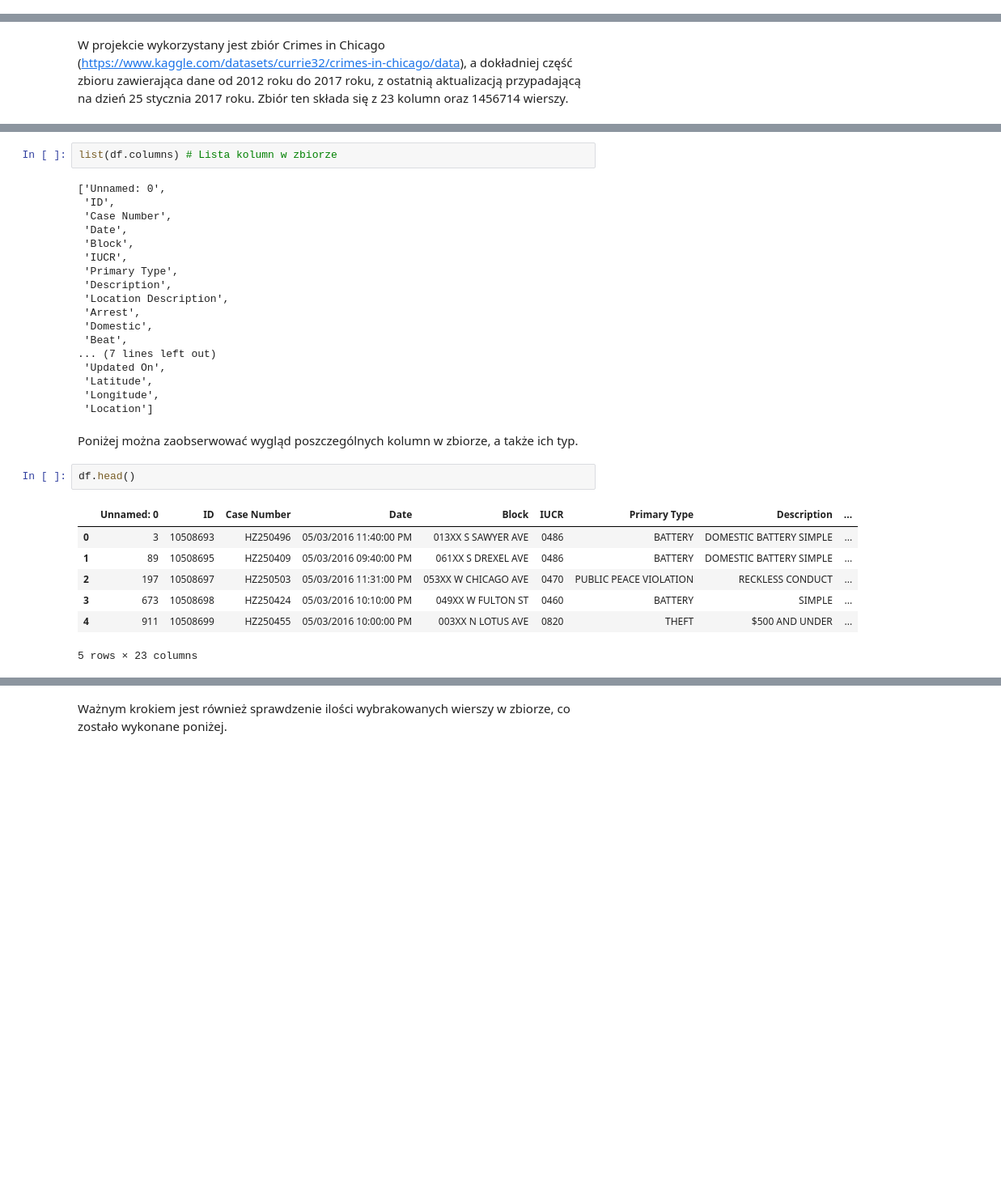
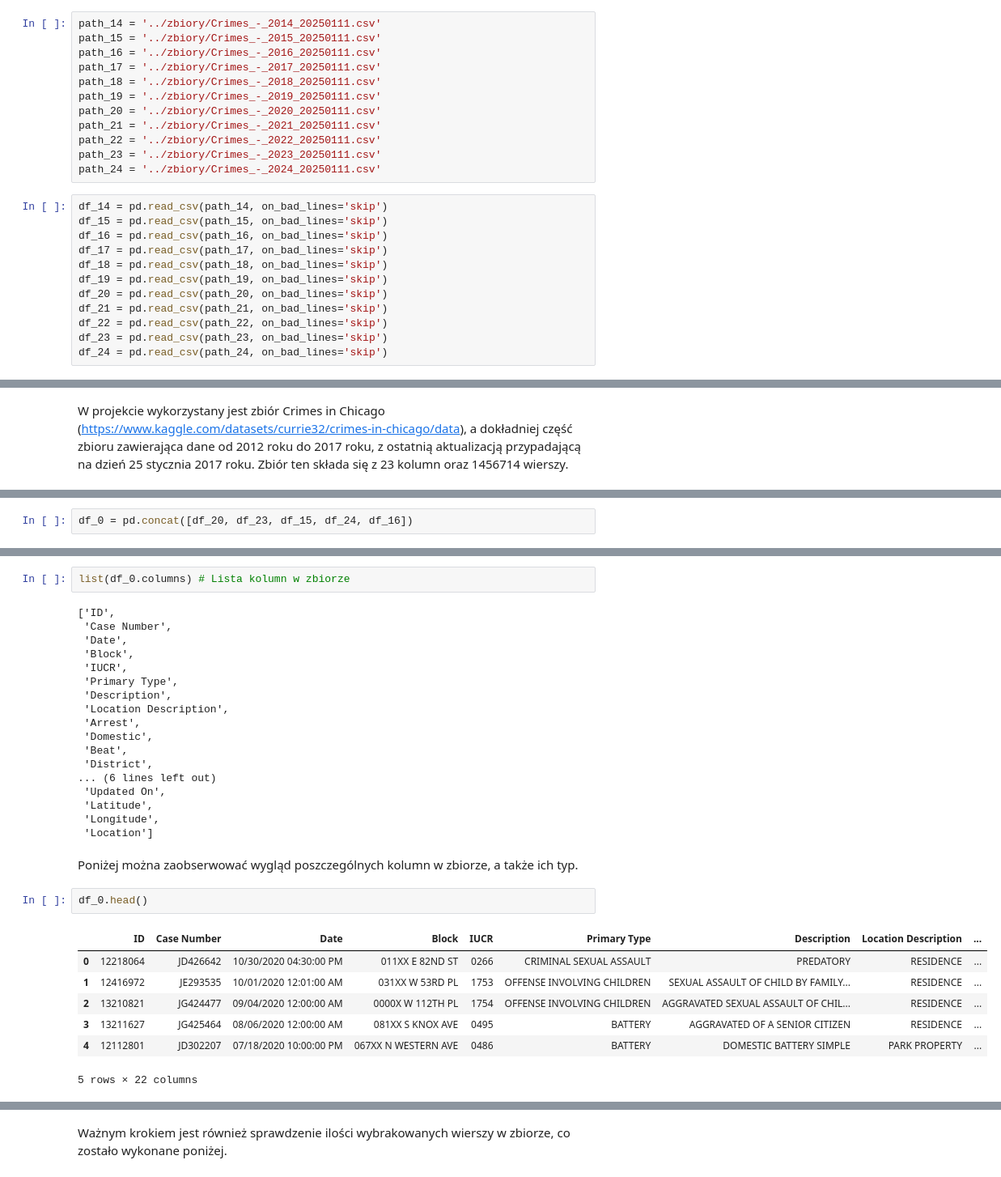
Before and after one commit to lobozmonika/Czesc_praktyczna, a Jupyter notebook: czpraktyczna.ipynb, the cells around one changed output, grey strips where cells are left out. Shown at 81% size. Drawn from its saved outputs; the diff is of its cells as text; blank space fills up the shorter version.

```diff
--- a/czpraktyczna.ipynb
+++ b/czpraktyczna.ipynb
@@ -3,0 +9,24 @@ import pandas as pd
+# %%
+path_14 = '../zbiory/Crimes_-_2014_20250111.csv'
+path_15 = '../zbiory/Crimes_-_2015_20250111.csv'
+path_16 = '../zbiory/Crimes_-_2016_20250111.csv'
+path_17 = '../zbiory/Crimes_-_2017_20250111.csv'
+path_18 = '../zbiory/Crimes_-_2018_20250111.csv'
+path_19 = '../zbiory/Crimes_-_2019_20250111.csv'
+path_20 = '../zbiory/Crimes_-_2020_20250111.csv'
+path_21 = '../zbiory/Crimes_-_2021_20250111.csv'
+path_22 = '../zbiory/Crimes_-_2022_20250111.csv'
+path_23 = '../zbiory/Crimes_-_2023_20250111.csv'
+path_24 = '../zbiory/Crimes_-_2024_20250111.csv'
+# %%
+df_14 = pd.read_csv(path_14, on_bad_lines='skip')
+df_15 = pd.read_csv(path_15, on_bad_lines='skip')
+df_16 = pd.read_csv(path_16, on_bad_lines='skip')
+df_17 = pd.read_csv(path_17, on_bad_lines='skip')
+df_18 = pd.read_csv(path_18, on_bad_lines='skip')
+df_19 = pd.read_csv(path_19, on_bad_lines='skip')
+df_20 = pd.read_csv(path_20, on_bad_lines='skip')
+df_21 = pd.read_csv(path_21, on_bad_lines='skip')
+df_22 = pd.read_csv(path_22, on_bad_lines='skip')
+df_23 = pd.read_csv(path_23, on_bad_lines='skip')
+df_24 = pd.read_csv(path_24, on_bad_lines='skip')
@@ -12 +115,3 @@ df = pd.read_csv(path, on_bad_lines='skip')
+# %%
+df_0 = pd.concat([df_20, df_23, df_15, df_24, df_16])
 # %%
@@ -16,8 +121,7 @@ df.shape # Rozmiar zbioru
 # %%
-list(df.columns) # Lista kolumn w zbiorze
+list(df_0.columns) # Lista kolumn w zbiorze
 # %% [output]
-['Unnamed: 0',
- 'ID',
+['ID',
  'Case Number',
  'Date',
  'Block',
@@ -28,7 +132,8 @@ list(df.columns) # Lista kolumn w zbiorze
  'Arrest',
  'Domestic',
  'Beat',
-... (7 lines left out)
+ 'District',
+... (6 lines left out)
  'Updated On',
  'Latitude',
  'Longitude',
@@ -36,13 +141,13 @@ list(df.columns) # Lista kolumn w zbiorze
 # %% [markdown]
 Poniżej można zaobserwować wygląd poszczególnych kolumn w zbiorze, a także ich typ.
 # %%
-df.head()
+df_0.head()
 # %% [output]
-|  | Unnamed: 0 | ID | Case Number | Date | Block | IUCR | Primary Type | Description | ... |
-| 0 | 3 | 10508693 | HZ250496 | 05/03/2016 11:40:00 PM | 013XX S SAWYER AVE | 0486 | BATTERY | DOMESTIC BATTERY SIMPLE | ... |
-| 1 | 89 | 10508695 | HZ250409 | 05/03/2016 09:40:00 PM | 061XX S DREXEL AVE | 0486 | BATTERY | DOMESTIC BATTERY SIMPLE | ... |
-| 2 | 197 | 10508697 | HZ250503 | 05/03/2016 11:31:00 PM | 053XX W CHICAGO AVE | 0470 | PUBLIC PEACE VIOLATION | RECKLESS CONDUCT | ... |
-| 3 | 673 | 10508698 | HZ250424 | 05/03/2016 10:10:00 PM | 049XX W FULTON ST | 0460 | BATTERY | SIMPLE | ... |
-| 4 | 911 | 10508699 | HZ250455 | 05/03/2016 10:00:00 PM | 003XX N LOTUS AVE | 0820 | THEFT | $500 AND UNDER | ... |
+|  | ID | Case Number | Date | Block | IUCR | Primary Type | Description | Location Description | ... |
+| 0 | 12218064 | JD426642 | 10/30/2020 04:30:00 PM | 011XX E 82ND ST | 0266 | CRIMINAL SEXUAL ASSAULT | PREDATORY | RESIDENCE | ... |
+| 1 | 12416972 | JE293535 | 10/01/2020 12:01:00 AM | 031XX W 53RD PL | 1753 | OFFENSE INVOLVING CHILDREN | SEXUAL ASSAULT OF CHILD BY FAMILY... | RESIDENCE | ... |
+| 2 | 13210821 | JG424477 | 09/04/2020 12:00:00 AM | 0000X W 112TH PL | 1754 | OFFENSE INVOLVING CHILDREN | AGGRAVATED SEXUAL ASSAULT OF CHIL... | RESIDENCE | ... |
+| 3 | 13211627 | JG425464 | 08/06/2020 12:00:00 AM | 081XX S KNOX AVE | 0495 | BATTERY | AGGRAVATED OF A SENIOR CITIZEN | RESIDENCE | ... |
+| 4 | 12112801 | JD302207 | 07/18/2020 10:00:00 PM | 067XX N WESTERN AVE | 0486 | BATTERY | DOMESTIC BATTERY SIMPLE | PARK PROPERTY | ... |
-5 rows × 23 columns
+5 rows × 22 columns
 # %%
```
Also changed, not shown: parts of 187 cells of this notebook.
